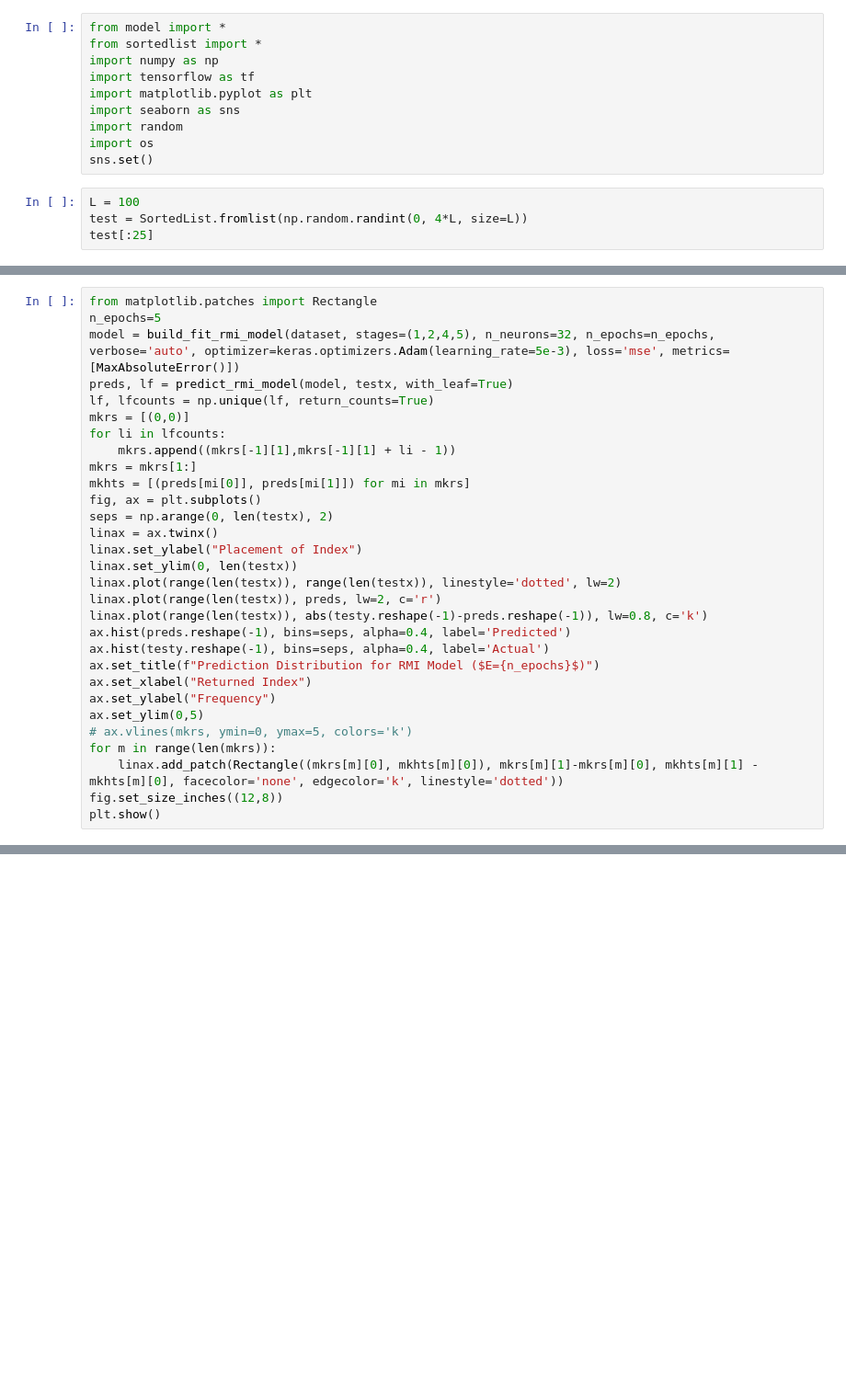
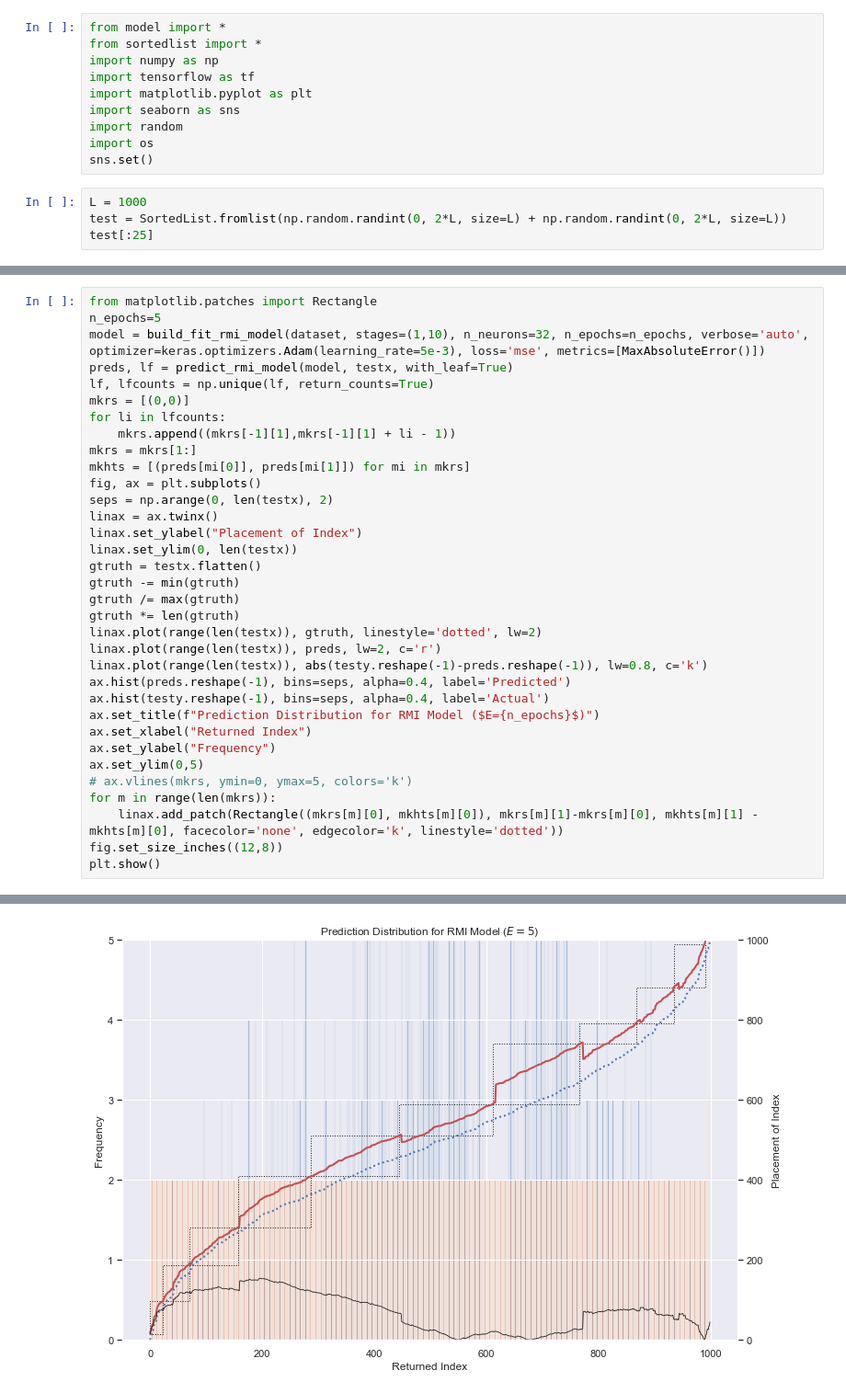
Before and after one commit to dsillman2000/CS490LDA-Project1, a Jupyter notebook: moremodeltesting.ipynb, the cells around one changed output, grey strips where cells are left out. Shown at 92% size. Saved outputs shown, nothing was run; the diff lists cells and outputs as text; blank space fills up the shorter version.

```diff
--- a/moremodeltesting.ipynb
+++ b/moremodeltesting.ipynb
@@ -9,7 +9,7 @@ import random
 import os
 sns.set()
 # %%
-L = 100
-test = SortedList.fromlist(np.random.randint(0, 4*L, size=L))
+L = 1000
+test = SortedList.fromlist(np.random.randint(0, 2*L, size=L) + np.random.randint(0, 2*L, size=L))
 test[:25]
 # %% [output]
@@ -44,7 +44,7 @@ dataset, len(dataset)
 # %%
 from matplotlib.patches import Rectangle
 n_epochs=5
-model = build_fit_rmi_model(dataset, stages=(1,2,4,5), n_neurons=32, n_epochs=n_epochs, verbose='auto', optimizer=keras.optimizers.Adam(learning_rate=5e-3), loss='mse', metrics=[MaxAbsoluteError()])
+model = build_fit_rmi_model(dataset, stages=(1,10), n_neurons=32, n_epochs=n_epochs, verbose='auto', optimizer=keras.optimizers.Adam(learning_rate=5e-3), loss='mse', metrics=[MaxAbsoluteError()])
 preds, lf = predict_rmi_model(model, testx, with_leaf=True)
 lf, lfcounts = np.unique(lf, return_counts=True)
 mkrs = [(0,0)]
@@ -57,7 +57,11 @@ seps = np.arange(0, len(testx), 2)
 linax = ax.twinx()
 linax.set_ylabel("Placement of Index")
 linax.set_ylim(0, len(testx))
-linax.plot(range(len(testx)), range(len(testx)), linestyle='dotted', lw=2)
+gtruth = testx.flatten()
+gtruth -= min(gtruth)
+gtruth /= max(gtruth)
+gtruth *= len(gtruth)
+linax.plot(range(len(testx)), gtruth, linestyle='dotted', lw=2)
 linax.plot(range(len(testx)), preds, lw=2, c='r')
 linax.plot(range(len(testx)), abs(testy.reshape(-1)-preds.reshape(-1)), lw=0.8, c='k')
 ax.hist(preds.reshape(-1), bins=seps, alpha=0.4, label='Predicted')
@@ -93,3 +96,4 @@ IndexError: list index out of range
+[figure, added]
 # %%
 cumloss = []
 max_epoch = 50
```
Also changed, not shown: parts of 6 cells of this notebook, 26 other files.
